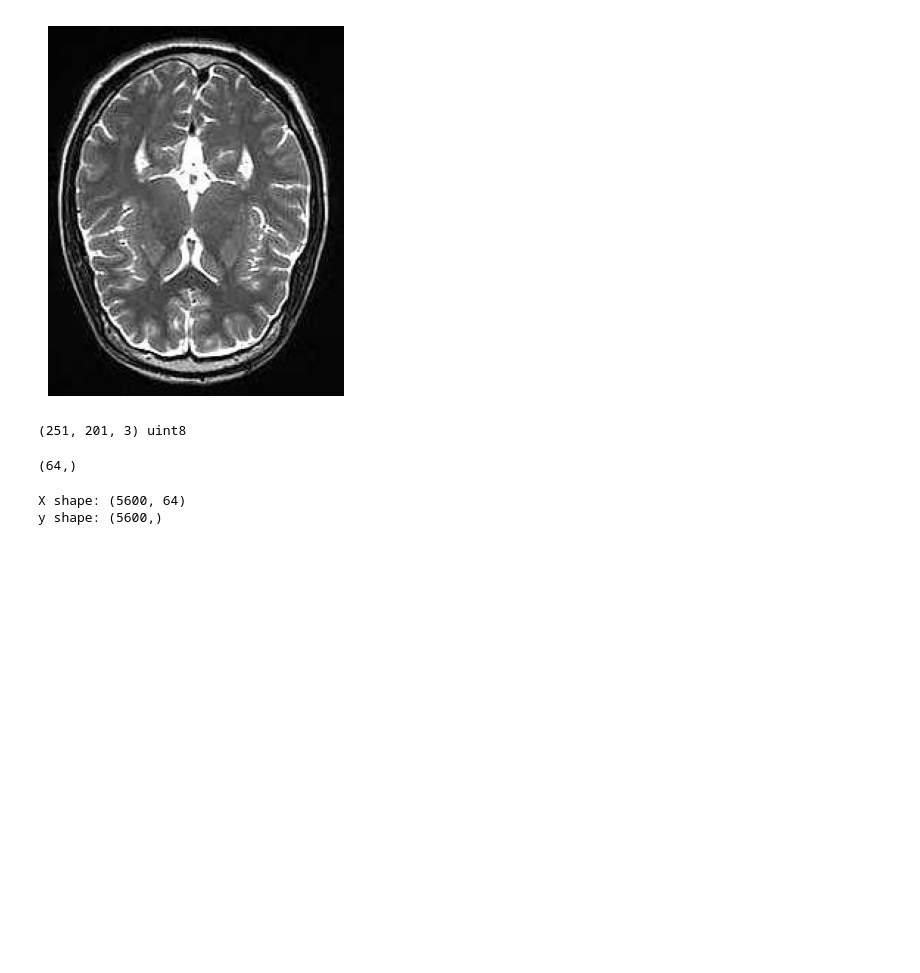
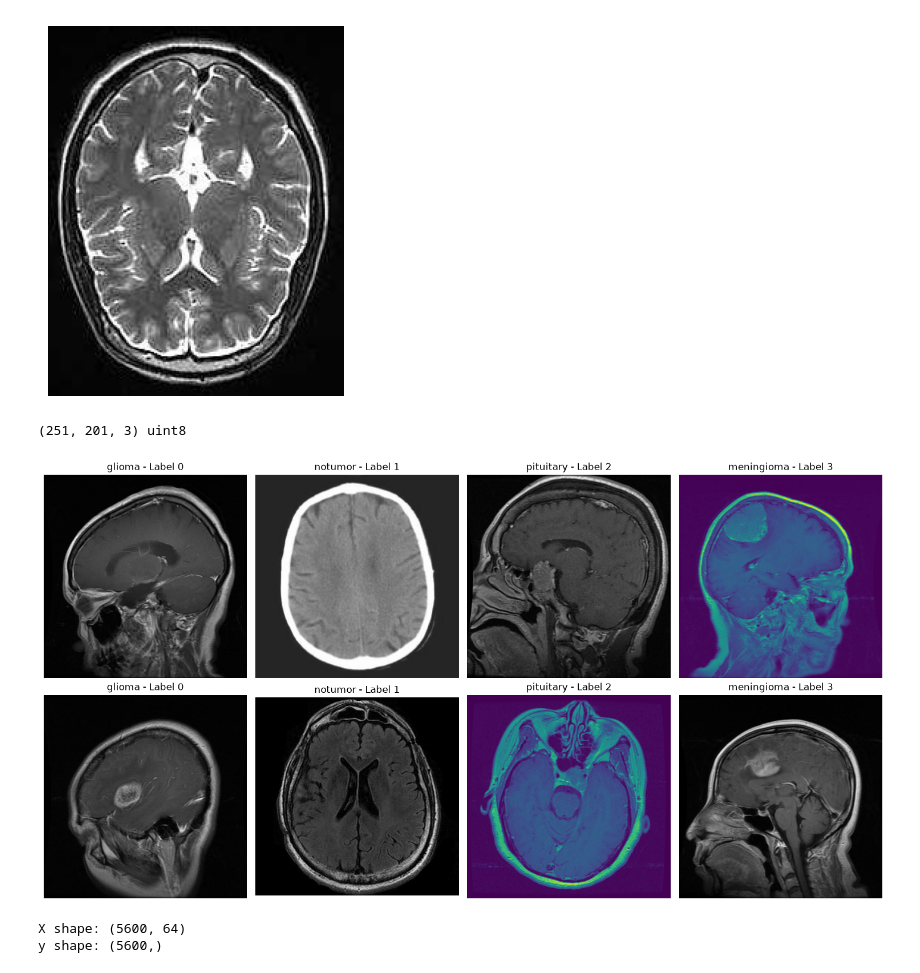
Before and after one commit to PARTH-THAPS/NeuroScan, a Jupyter notebook: model.ipynb, the cells around one changed output. Cells and saved outputs as stored; diff of their text form; code cells hidden in the pictures; blank space fills up the shorter version.

Commit message:
Sample data display

```diff
--- a/model.ipynb
+++ b/model.ipynb
@@ -6,7 +6,7 @@ import numpy as np
 # %%
 import os
 
-dataset_path = r"C:\Users\parth\OneDrive\Desktop\Brain Tumour Model\Training"
+dataset_path = r"C:\Users\parth\OneDrive\Desktop\NeuroScan AI\Training"
 
 for folder in os.listdir(dataset_path):
 
@@ -78,9 +78,33 @@ def features(img):
 # %%
-feature_vector = features(img_array)
+import random
+fig, axes = plt.subplots(2, 4, figsize=(15, 8))
 
-print(feature_vector.shape)
+for i, (folder, label) in enumerate(classes.items()):
+
+    folder_path = os.path.join(dataset_path, folder)
+
+    images = [
+        f for f in os.listdir(folder_path)
+        if f.lower().endswith((".jpeg", ".jpg", ".png"))
+    ]
+
+    # Select 2 random images
+    random_images = random.sample(images, 2)
+
+    for j, filename in enumerate(random_images):
+
+        image_path = os.path.join(folder_path, filename)
+
+        img = Image.open(image_path)
+
+        axes[j, i].imshow(img)
+        axes[j, i].set_title(f"{folder} - Label {label}")
+        axes[j, i].axis("off")
+
+plt.tight_layout()
+plt.show()
 # %% [output]
-(64,)
+[figure, added]
 # %%
 X=[]
 Y=[]
```
Also changed, not shown: parts of 2 cells of this notebook.
